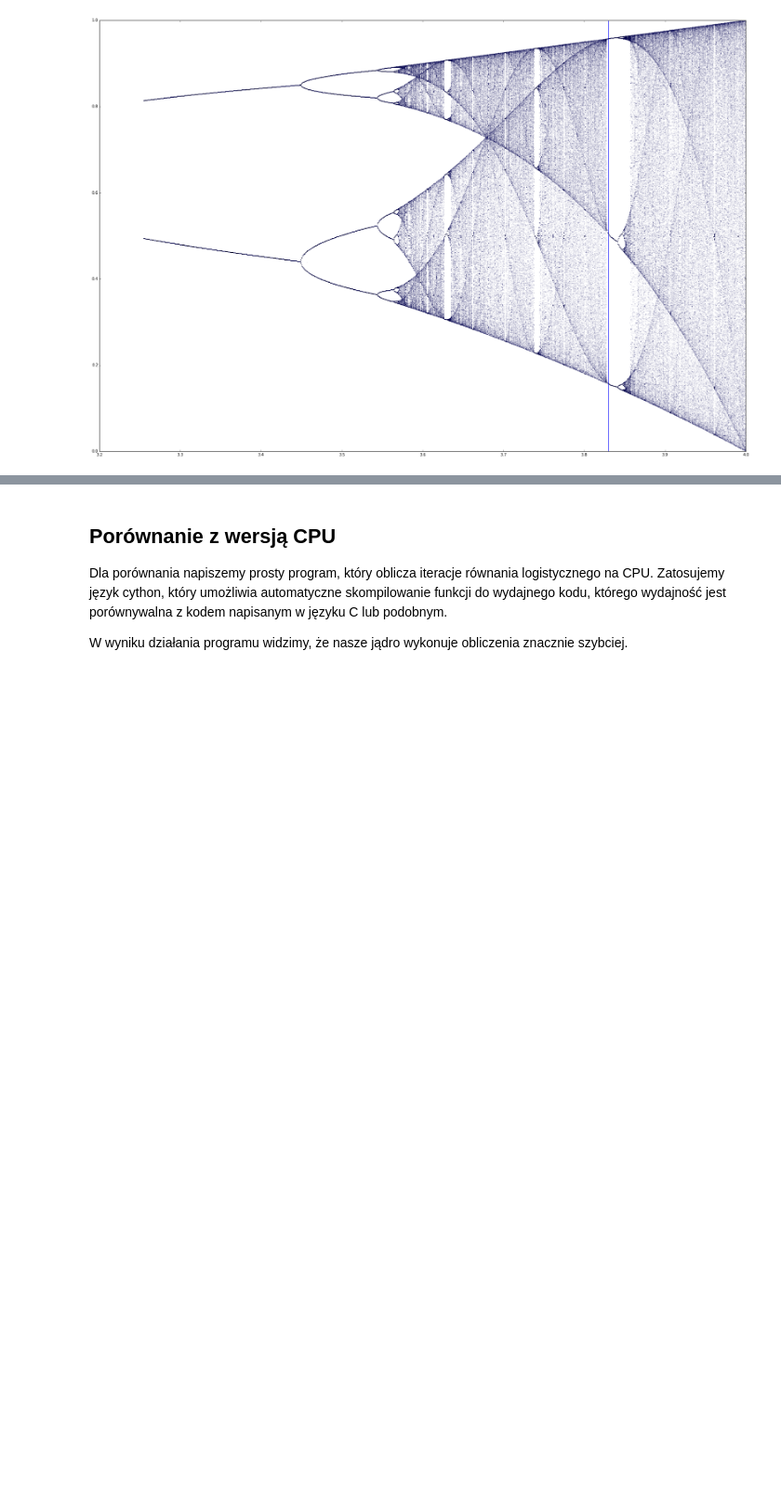
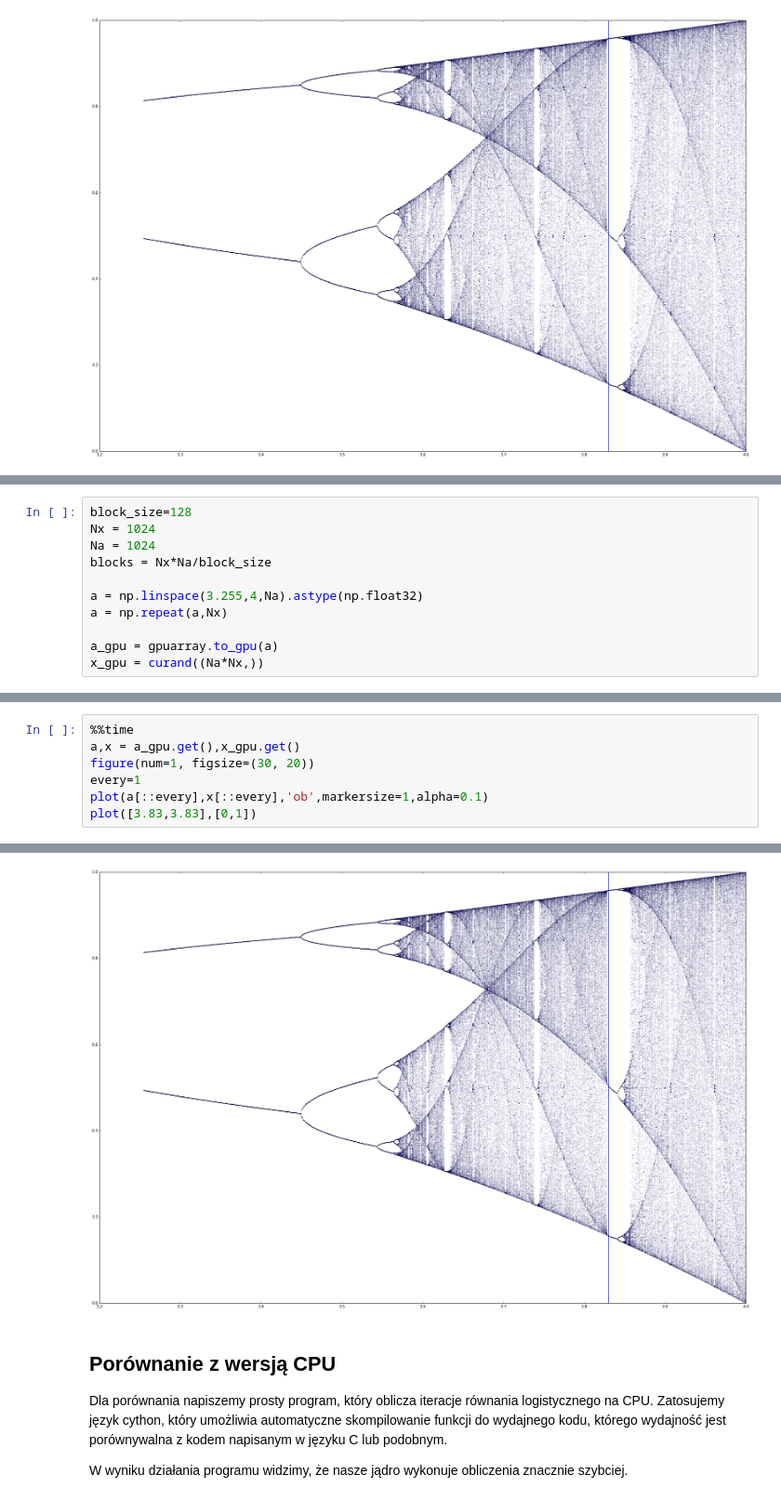
Before and after one commit to marcinofulus/PR2014, a Jupyter notebook: CUDA/iCSE_PR_Rownanie_Logistyczne.ipynb, the cells around one changed output, grey strips where cells are left out. Shown at 93% size. Saved outputs shown, nothing was run; the diff lists cells and outputs as text; blank space fills up the shorter version.

```diff
--- a/CUDA/iCSE_PR_Rownanie_Logistyczne.ipynb
+++ b/CUDA/iCSE_PR_Rownanie_Logistyczne.ipynb
@@ -82,0 +123,11 @@ plot([3.83,3.83],[0,1])
+# %%
+block_size=128
+Nx = 1024
+Na = 1024
+blocks = Nx*Na/block_size
+
+a = np.linspace(3.255,4,Na).astype(np.float32)
+a = np.repeat(a,Nx)
+
+a_gpu = gpuarray.to_gpu(a)
+x_gpu = curand((Na*Nx,))
@@ -82,0 +141,8 @@ plot([3.83,3.83],[0,1])
+# %%
+%%time
+a,x = a_gpu.get(),x_gpu.get()
+figure(num=1, figsize=(30, 20))
+every=1
+plot(a[::every],x[::every],'ob',markersize=1,alpha=0.1)
+plot([3.83,3.83],[0,1])
+# %% [output]
@@ -83,3 +151,4 @@ plot([3.83,3.83],[0,1])
+[figure, added]
 # %% [markdown]
 ## Porównanie z wersją CPU
 
```
Also changed, not shown: parts of 9 cells of this notebook.
